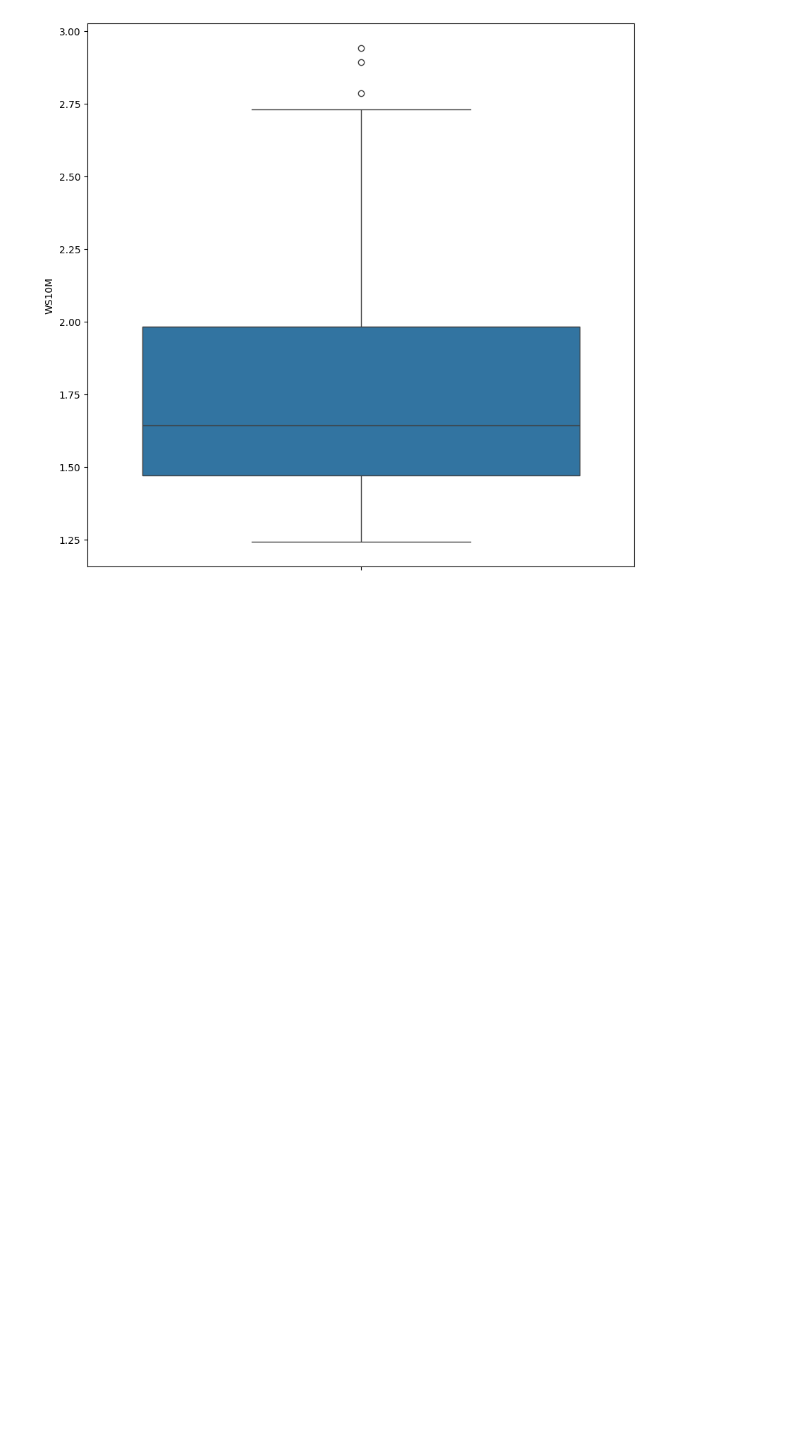
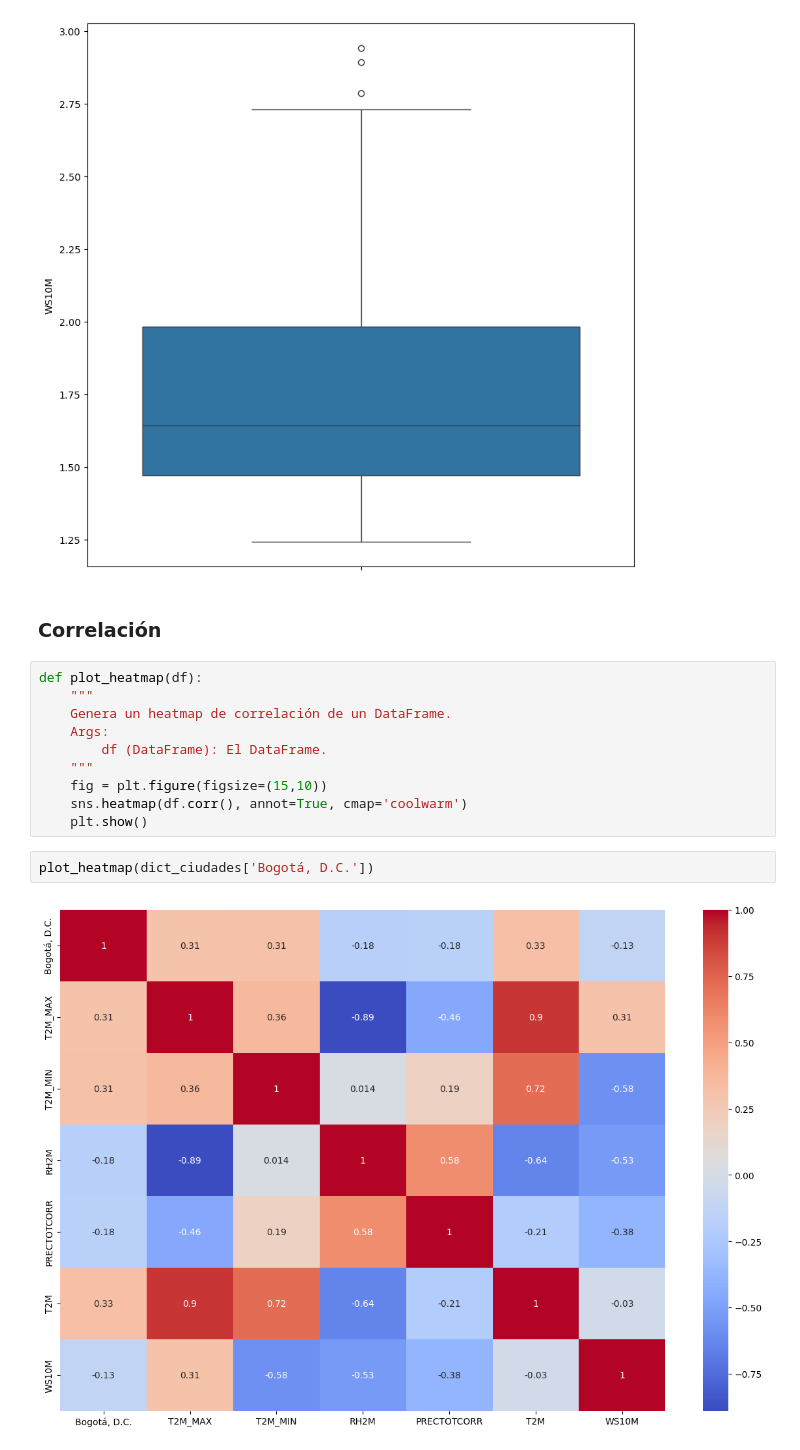
Before and after one commit to andersonjalvarado/Proyecto-IA-Javeriana, a Jupyter notebook: Proyecto.ipynb, the cells around one changed output. Drawn from its saved outputs; the diff is of its cells as text; blank space fills up the shorter version.

Commit message:
Corr

```diff
--- a/Proyecto.ipynb
+++ b/Proyecto.ipynb
@@ -393,3 +393,19 @@ plot_boxplot(dict_ciudades['Bogotá, D.C.'])
 [figure]
 [figure]
 [figure]
+# %% [markdown]
+### Correlación
+# %%
+def plot_heatmap(df):
+    """
+    Genera un heatmap de correlación de un DataFrame.
+    Args:
+        df (DataFrame): El DataFrame.
+    """
+    fig = plt.figure(figsize=(15,10))
+    sns.heatmap(df.corr(), annot=True, cmap='coolwarm')
+    plt.show()
+# %%
+plot_heatmap(dict_ciudades['Bogotá, D.C.'])
+# %% [output]
+[figure, added]
```
